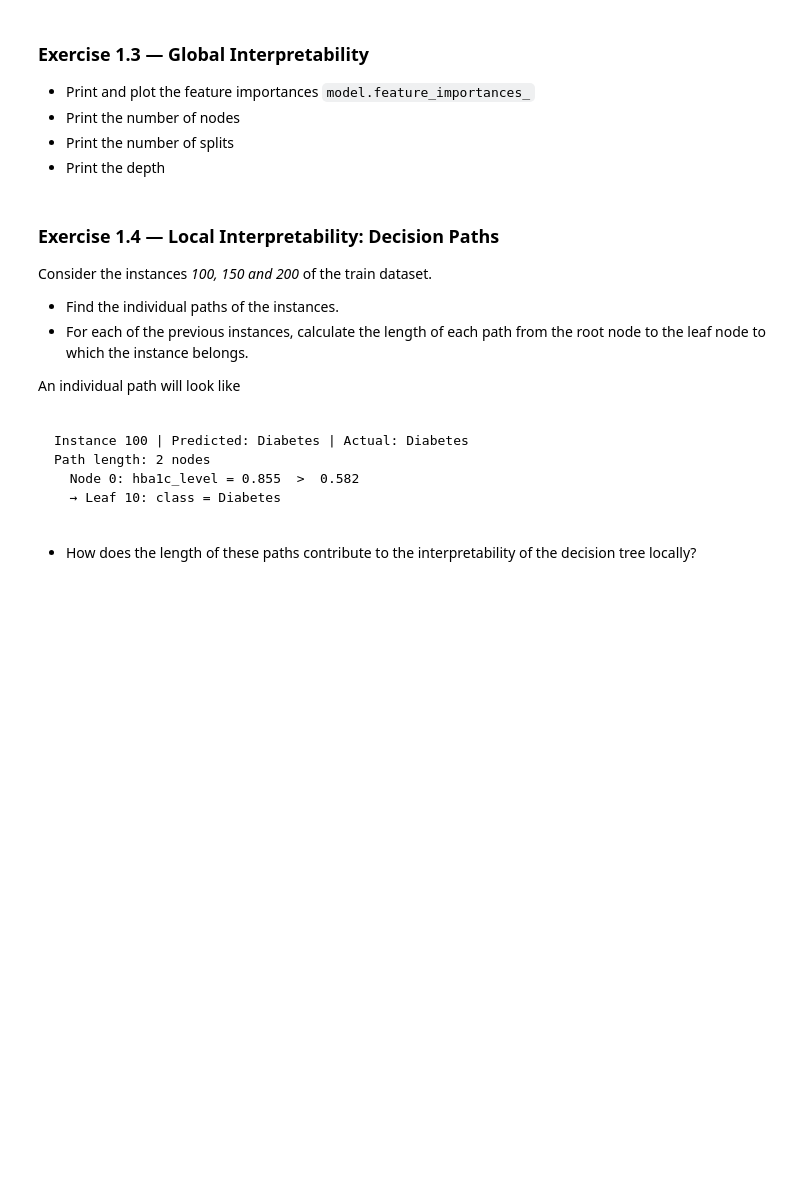
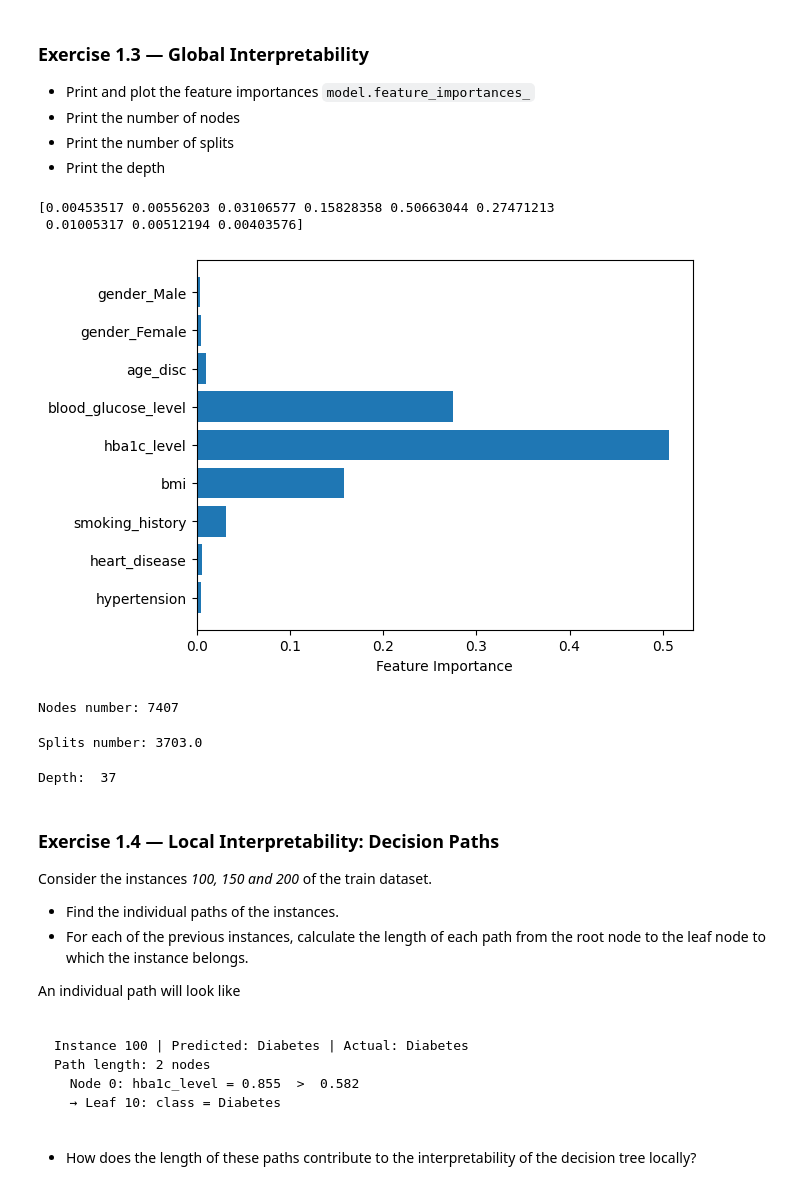
Before and after one commit to Arthvrr/Explanaible-AI-Labs, a Jupyter notebook: Lab01_Interpretable_by_Design.ipynb, the cells around one changed output. Drawn from its saved outputs; the diff is of its cells as text; code cells hidden in the pictures; blank space fills up the shorter version.

```diff
--- a/Lab01_Interpretable_by_Design.ipynb
+++ b/Lab01_Interpretable_by_Design.ipynb
@@ -377,22 +442,40 @@ NameError: name 'tree' is not defined
 # %%
 #@title Exercise 1.3 Solution
 
 #### START CODE HERE -- feature importance ####
+fi = model.feature_importances_
+print(fi)
 
+plt.barh(feature_names,fi)
+plt.xlabel('Feature Importance')
+plt.show()
 #### END CODE HERE ####
+# %% [output]
+[0.00453517 0.00556203 0.03106577 0.15828358 0.50663044 0.27471213
+ 0.01005317 0.00512194 0.00403576]
+[figure, added]
 # %%
 #### START CODE HERE -- number of nodes ####
-
+nodes_number = model.tree_.node_count
+print("Nodes number:", nodes_number)
 #### END CODE HERE ####
+# %% [output]
+Nodes number: 7407
 # %%
 #### START CODE HERE -- number of splits ####
-
+splits_number = ((nodes_number - 1) / 2) #Nombre total de noeuds = (Nombre de splits * 2) + 1 --> pour un ABR
+print("Splits number:", splits_number)
 #### END CODE HERE ####
+# %% [output]
+Splits number: 3703.0
 # %%
 
 #### START CODE HERE -- depth ####
-
+depth = model.get_depth()
+print("Depth: ",depth)
 #### END CODE HERE ####
+# %% [output]
+Depth:  37
 # %% [markdown]
 ### Exercise 1.4 — Local Interpretability: Decision Paths
 
```
Also changed, not shown: parts of 15 cells of this notebook, 1 other file.
